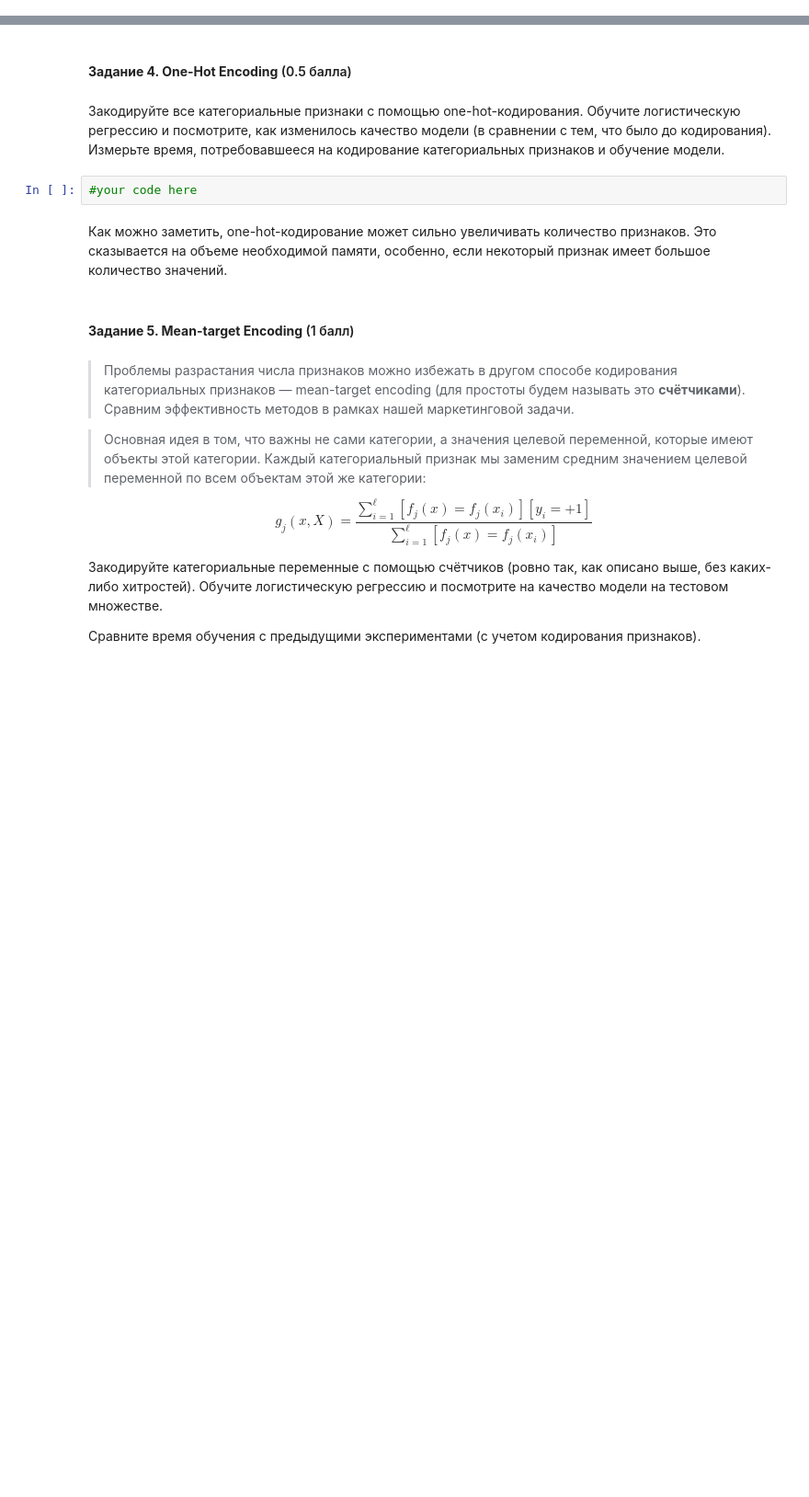
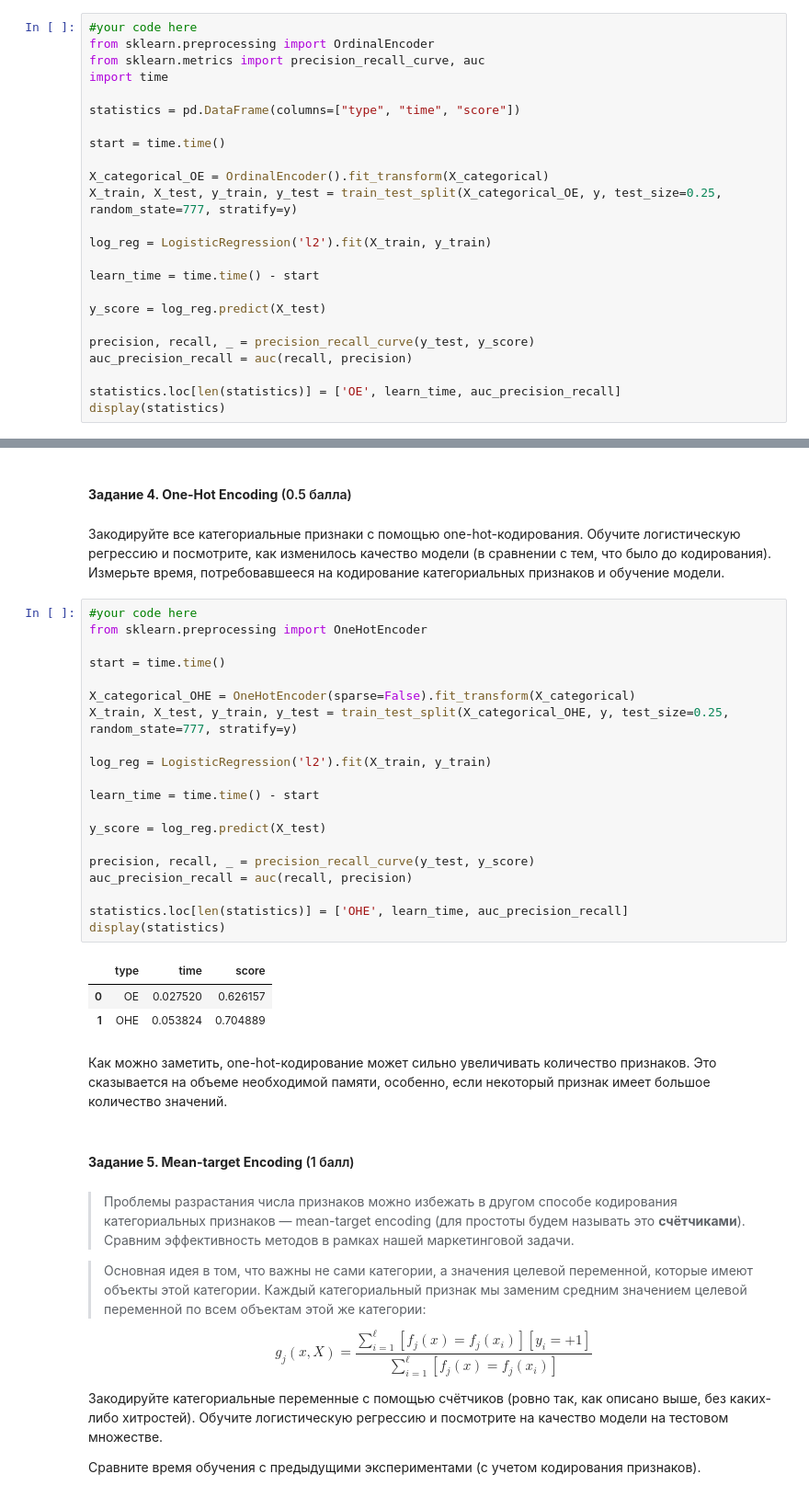
Before and after one commit to xCthulhuFtagn/ml-course-hse, a Jupyter notebook: 2023-fall/homeworks-practice/homework-practice-04-linclass.ipynb, the cells around one changed output, grey strips where cells are left out. Shown at 92% size. Drawn from its saved outputs; the diff is of its cells as text; blank space fills up the shorter version.

```diff
--- a/2023-fall/homeworks-practice/homework-practice-04-linclass.ipynb
+++ b/2023-fall/homeworks-practice/homework-practice-04-linclass.ipynb
@@ -597,0 +593,24 @@ X_train, X_test, y_train, y_test = train_test_split(X_categorical, y, test_size=
+# %%
+#your code here
+from sklearn.preprocessing import OrdinalEncoder
+from sklearn.metrics import precision_recall_curve, auc
+import time
+
+statistics = pd.DataFrame(columns=["type", "time", "score"])
+
+start = time.time()
+
+X_categorical_OE = OrdinalEncoder().fit_transform(X_categorical)
+X_train, X_test, y_train, y_test = train_test_split(X_categorical_OE, y, test_size=0.25, random_state=777, stratify=y)
+
+log_reg = LogisticRegression('l2').fit(X_train, y_train)
+
+learn_time = time.time() - start
+
+y_score = log_reg.predict(X_test)
+
+precision, recall, _ = precision_recall_curve(y_test, y_score)
+auc_precision_recall = auc(recall, precision)
+
+statistics.loc[len(statistics)] = ['OE', learn_time, auc_precision_recall]
+display(statistics)
@@ -599,8 +621,30 @@ X_train, X_test, y_train, y_test = train_test_split(X_categorical, y, test_size=
 #### __Задание 4. One-Hot Encoding__ (0.5 балла)
 # %% [markdown]
 Закодируйте все категориальные признаки с помощью one-hot-кодирования. Обучите логистическую регрессию и посмотрите, как изменилось качество модели (в сравнении с тем, что было до кодирования). Измерьте время, потребовавшееся на кодирование категориальных признаков и обучение модели.
-# %%
-#your code here
+# %%
+#your code here
+from sklearn.preprocessing import OneHotEncoder
+
+start = time.time()
+
+X_categorical_OHE = OneHotEncoder(sparse=False).fit_transform(X_categorical)
+X_train, X_test, y_train, y_test = train_test_split(X_categorical_OHE, y, test_size=0.25, random_state=777, stratify=y)
+
+log_reg = LogisticRegression('l2').fit(X_train, y_train)
+
+learn_time = time.time() - start
+
+y_score = log_reg.predict(X_test)
+
+precision, recall, _ = precision_recall_curve(y_test, y_score)
+auc_precision_recall = auc(recall, precision)
+
+statistics.loc[len(statistics)] = ['OHE', learn_time, auc_precision_recall]
+display(statistics)
+# %% [output]
+|  | type | time | score |
+| 0 | OE | 0.027520 | 0.626157 |
+| 1 | OHE | 0.053824 | 0.704889 |
 # %% [markdown]
 Как можно заметить, one-hot-кодирование может сильно увеличивать количество признаков. Это сказывается на объеме необходимой памяти, особенно, если некоторый признак имеет большое количество значений.
 # %% [markdown]
```
Also changed, not shown: parts of 12 cells of this notebook, 8 other files.
